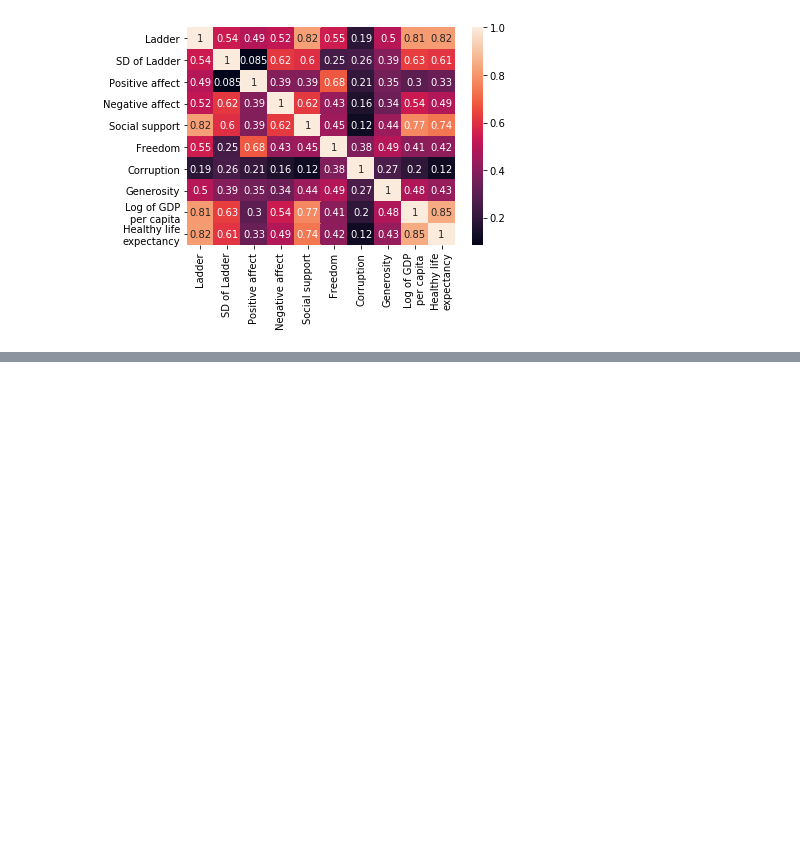
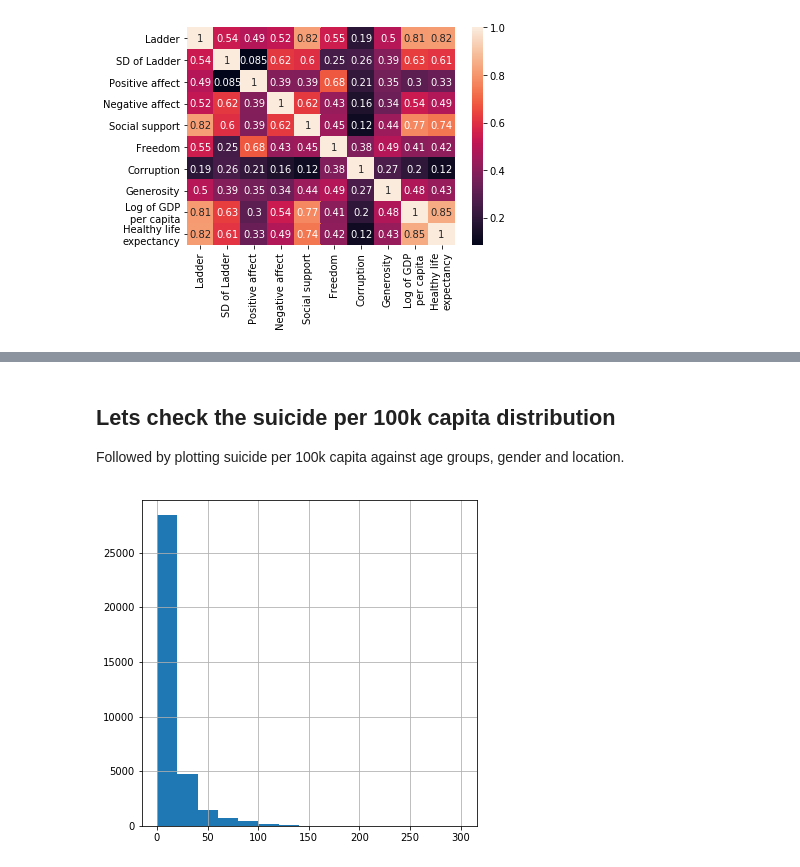
Before and after one commit to bernino/HappinesIndex, a Jupyter notebook: Happiness.ipynb, the cells around one changed output, grey strips where cells are left out. Saved outputs shown, nothing was run; the diff lists cells and outputs as text; code cells hidden in the pictures; blank space fills up the shorter version.

```diff
--- a/Happiness.ipynb
+++ b/Happiness.ipynb
@@ -32,0 +145,9 @@ PlotlyRequestError: No message
+# %% [markdown]
+## Lets check the suicide per 100k capita distribution
+Followed by plotting suicide per 100k capita against age groups, gender and location.
+# %%
+# exploring distribution of suicide per capita age group and year
+suicide['suicidecap'].hist(bins=15, figsize=(6,6))
+plt.show()
+# %% [output]
+[figure, added]
```
Also changed, not shown: parts of 37 cells of this notebook, 11 other files.
